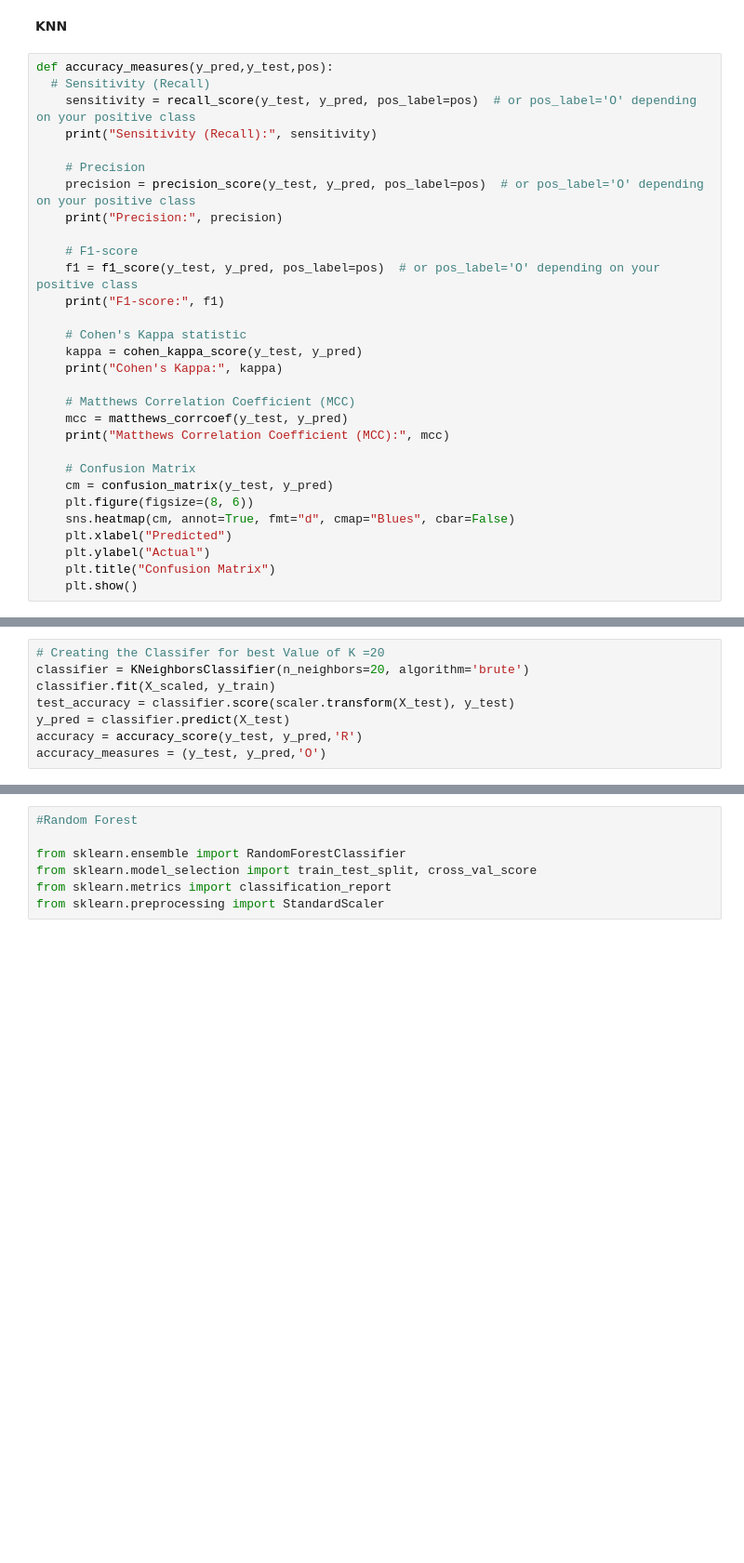
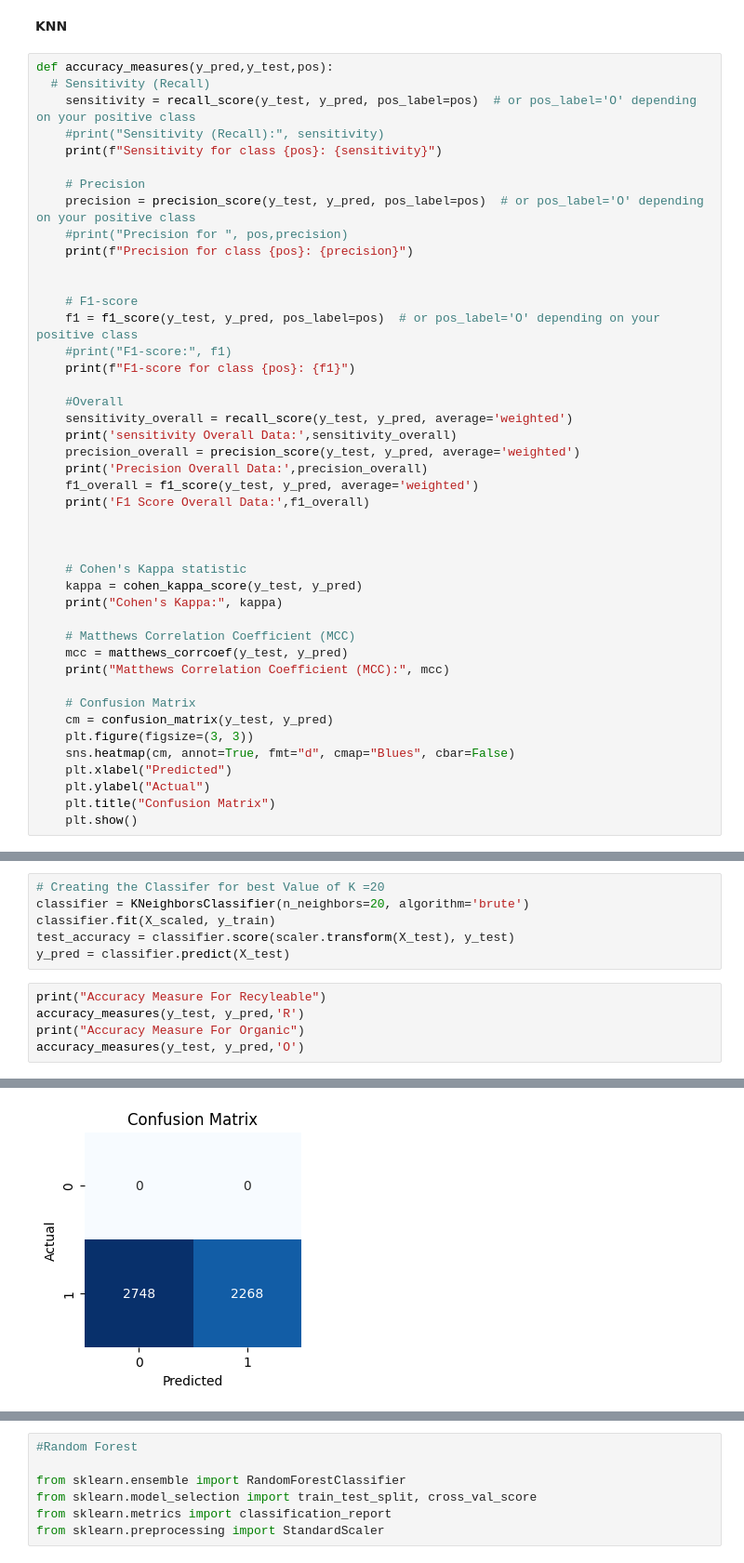
Before and after one commit to mehtayukta/waste_classifcation_traditional_machine_learning, a Jupyter notebook: waste_classification_ml.ipynb, the cells around one changed output, grey strips where cells are left out. Shown at 93% size. Saved outputs shown, nothing was run; the diff lists cells and outputs as text; blank space fills up the shorter version.

```diff
--- a/waste_classification_ml.ipynb
+++ b/waste_classification_ml.ipynb
@@ -226,15 +247,29 @@ X_train, X_test, y_train, y_test = train_test_split(hog_features_train, df_train
 def accuracy_measures(y_pred,y_test,pos):
   # Sensitivity (Recall)
     sensitivity = recall_score(y_test, y_pred, pos_label=pos)  # or pos_label='O' depending on your positive class
-    print("Sensitivity (Recall):", sensitivity)
+    #print("Sensitivity (Recall):", sensitivity)
+    print(f"Sensitivity for class {pos}: {sensitivity}")
 
     # Precision
     precision = precision_score(y_test, y_pred, pos_label=pos)  # or pos_label='O' depending on your positive class
-    print("Precision:", precision)
+    #print("Precision for ", pos,precision)
+    print(f"Precision for class {pos}: {precision}")
+
 
     # F1-score
     f1 = f1_score(y_test, y_pred, pos_label=pos)  # or pos_label='O' depending on your positive class
-    print("F1-score:", f1)
+    #print("F1-score:", f1)
+    print(f"F1-score for class {pos}: {f1}")
+
+    #Overall
+    sensitivity_overall = recall_score(y_test, y_pred, average='weighted')
+    print('sensitivity Overall Data:',sensitivity_overall)
+    precision_overall = precision_score(y_test, y_pred, average='weighted')
+    print('Precision Overall Data:',precision_overall)
+    f1_overall = f1_score(y_test, y_pred, average='weighted')
+    print('F1 Score Overall Data:',f1_overall)
+
+
 
     # Cohen's Kappa statistic
     kappa = cohen_kappa_score(y_test, y_pred)
@@ -246,7 +281,7 @@ def accuracy_measures(y_pred,y_test,pos):
 
     # Confusion Matrix
     cm = confusion_matrix(y_test, y_pred)
-    plt.figure(figsize=(8, 6))
+    plt.figure(figsize=(3, 3))
     sns.heatmap(cm, annot=True, fmt="d", cmap="Blues", cbar=False)
     plt.xlabel("Predicted")
     plt.ylabel("Actual")
@@ -275,5 +331,9 @@ classifier = KNeighborsClassifier(n_neighbors=20, algorithm='brute')
 classifier.fit(X_scaled, y_train)
 test_accuracy = classifier.score(scaler.transform(X_test), y_test)
 y_pred = classifier.predict(X_test)
-accuracy = accuracy_score(y_test, y_pred,'R')
-accuracy_measures = (y_test, y_pred,'O')
+# %%
+print("Accuracy Measure For Recyleable")
+accuracy_measures(y_test, y_pred,'R')
+print("Accuracy Measure For Organic")
+accuracy_measures(y_test, y_pred,'O')
+# %% [output]
@@ -279,0 +349 @@ accuracy_measures = (y_test, y_pred,'O')
+[figure, added]
```
Also changed, not shown: parts of 44 cells of this notebook.
